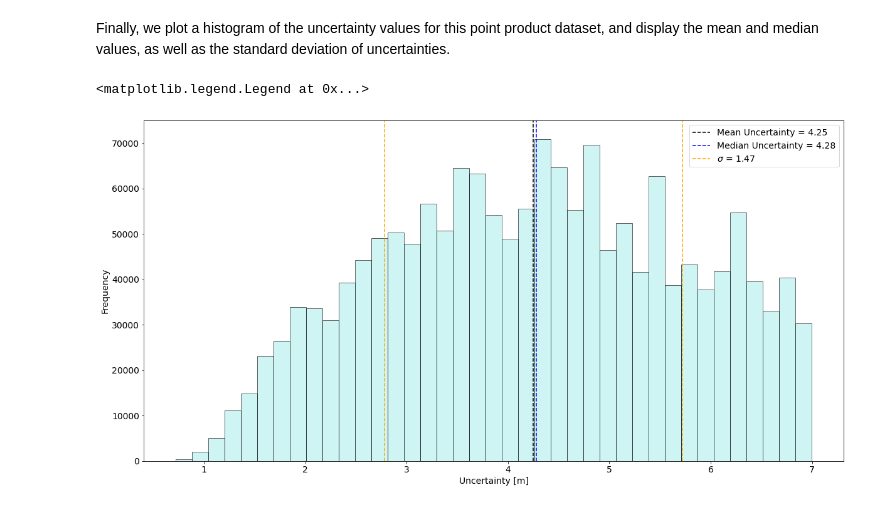
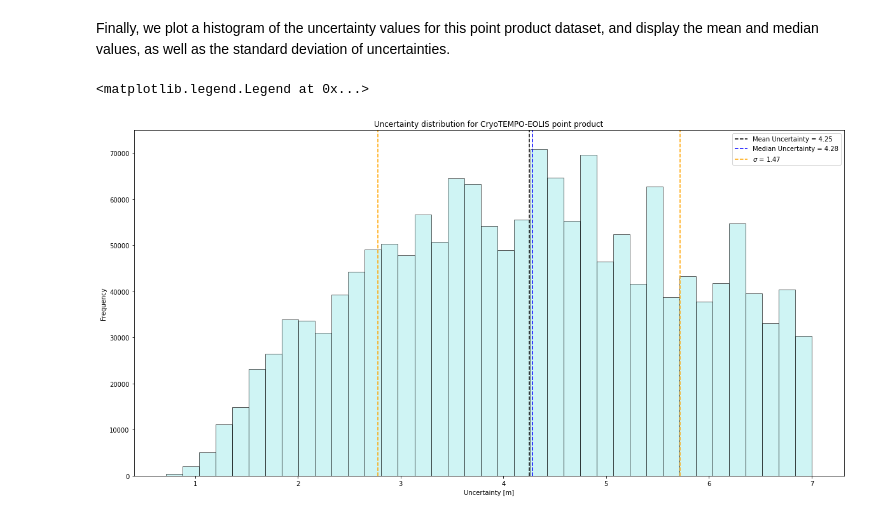
Before and after one commit to earthwave/eolis_demo_notebooks, a Jupyter notebook: cryotempo_eolis_download_plot_point_data.ipynb, the cells around one changed output. Saved outputs shown, nothing was run; the diff lists cells and outputs as text; code cells hidden in the pictures.

```diff
--- a/cryotempo_eolis_download_plot_point_data.ipynb
+++ b/cryotempo_eolis_download_plot_point_data.ipynb
@@ -109,6 +109,8 @@ Exiting FTP.
 If you have downloaded the notebook onto your local machine, you will need to edit the filepath below to point to the location of the downloaded data. We will then locate and store the names of each of the point data files. The point data is stored in *netcdf* files, which have the suffix '.nc'.
 # %%
 data_filepath = '/content/' #Filepath specific to the Google Colab environment
+data_filepath = '/home/dubbersophie/ew_code/extra_stuff_for_eolis_demo/point_data/'
+
 files = sorted(glob.glob(data_filepath+'/*.nc'))
 # %% [markdown]
 <strong>Now that the files containing the data have been located, we will load the data that they contain into python, one file at a time.</strong>
@@ -199,17 +202,18 @@ Finally, we plot a histogram of the uncertainty values for this point product da
 # %%
 fig, axs = plt.subplots(1,1,figsize=(20,10))
 
 a = axs.hist(full_query_results['uncertainty'], bins = bins, facecolor='paleturquoise', edgecolor='k', alpha=0.6)
 
 axs.vlines(mean_unc, 0, 7.5e4, color='k', linestyle='dashed', label='Mean Uncertainty = {:0.2f}'.format(mean_unc))
 axs.vlines(med_unc, 0, 7.5e4, color='b', linestyle='dashed', label='Median Uncertainty = {:0.2f}'.format(med_unc))
 axs.vlines(mean_unc - std_unc, 0,7.5e4, color='orange', linestyle='dashed')
 axs.vlines(mean_unc + std_unc, 0,7.5e4, color='orange', linestyle='dashed',label='$\sigma$ = {:0.2f}'.format(std_unc))
 
 axs.set_ylim(0, 7.5e4)
 axs.set_xlabel('Uncertainty [m]')
 axs.set_ylabel('Frequency')
+axs.set_title('Uncertainty distribution for CryoTEMPO-EOLIS point product')
 plt.legend()
 # %% [output]
 <matplotlib.legend.Legend at 0x...>
-[figure, old version]
+[figure, new version]
```
Also changed, not shown: parts of 3 cells of this notebook, 4 other files.
